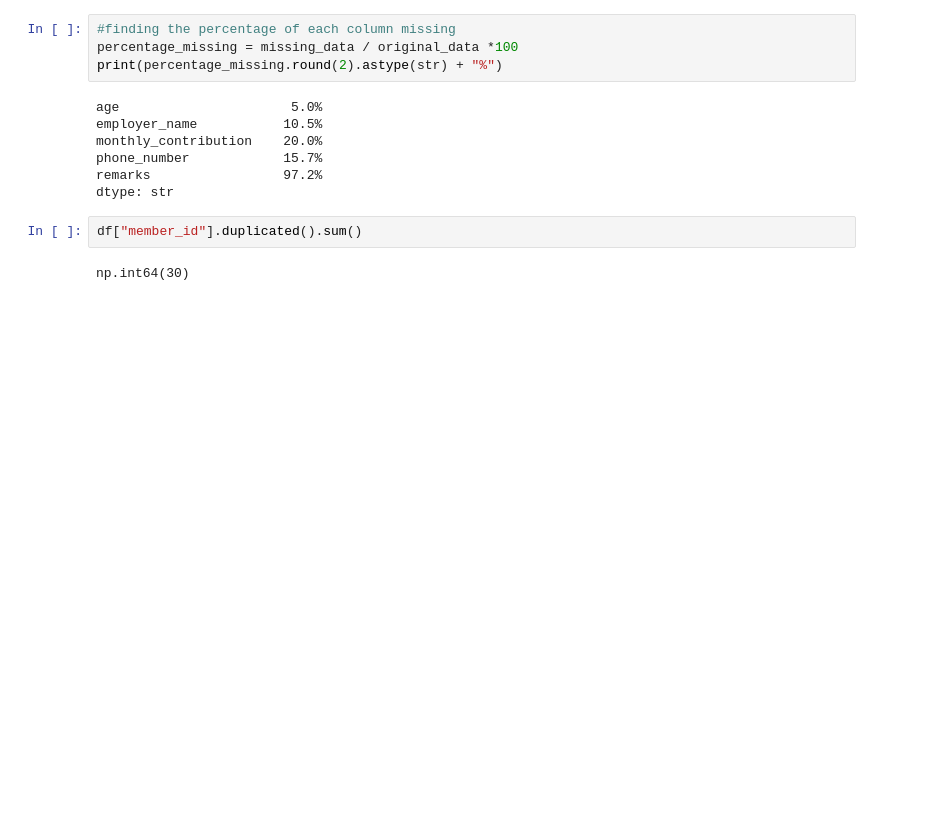
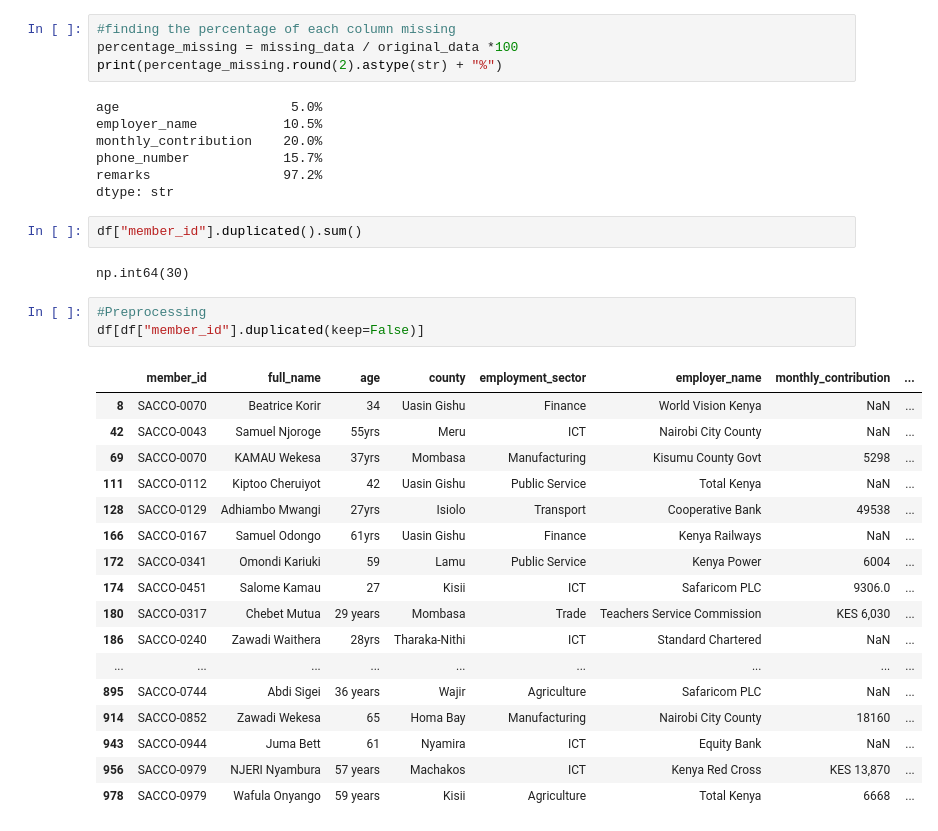
Before and after one commit to kifaru88/data-viz, a Jupyter notebook: Exercises/02_Data_preprocessing/02_Sacco_Data_wrangling/Kenya_sacco_dataset.ipynb, the cells around one changed output. Drawn from its saved outputs; the diff is of its cells as text; blank space fills up the shorter version.

```diff
--- a/Exercises/02_Data_preprocessing/02_Sacco_Data_wrangling/Kenya_sacco_dataset.ipynb
+++ b/Exercises/02_Data_preprocessing/02_Sacco_Data_wrangling/Kenya_sacco_dataset.ipynb
@@ -107,3 +107,24 @@ dtype: str
 df["member_id"].duplicated().sum()
 # %% [output]
 np.int64(30)
+# %%
+#Preprocessing
+df[df["member_id"].duplicated(keep=False)]
+# %% [output]
+|  | member_id | full_name | age | county | employment_sector | employer_name | monthly_contribution | ... |
+| 8 | SACCO-0070 | Beatrice Korir | 34 | Uasin Gishu | Finance | World Vision Kenya | NaN | ... |
+| 42 | SACCO-0043 | Samuel Njoroge | 55yrs | Meru | ICT | Nairobi City County | NaN | ... |
+| 69 | SACCO-0070 | KAMAU Wekesa | 37yrs | Mombasa | Manufacturing | Kisumu County Govt | 5298 | ... |
+| 111 | SACCO-0112 | Kiptoo Cheruiyot | 42 | Uasin Gishu | Public Service | Total Kenya | NaN | ... |
+| 128 | SACCO-0129 | Adhiambo Mwangi | 27yrs | Isiolo | Transport | Cooperative Bank | 49538 | ... |
+| 166 | SACCO-0167 | Samuel Odongo | 61yrs | Uasin Gishu | Finance | Kenya Railways | NaN | ... |
+| 172 | SACCO-0341 | Omondi Kariuki | 59 | Lamu | Public Service | Kenya Power | 6004 | ... |
+| 174 | SACCO-0451 | Salome Kamau | 27 | Kisii | ICT | Safaricom PLC | 9306.0 | ... |
+| 180 | SACCO-0317 | Chebet Mutua | 29 years | Mombasa | Trade | Teachers Service Commission | KES 6,030 | ... |
+| 186 | SACCO-0240 | Zawadi Waithera | 28yrs | Tharaka-Nithi | ICT | Standard Chartered | NaN | ... |
+| ... | ... | ... | ... | ... | ... | ... | ... | ... |
+| 895 | SACCO-0744 | Abdi Sigei | 36 years | Wajir | Agriculture | Safaricom PLC | NaN | ... |
+| 914 | SACCO-0852 | Zawadi Wekesa | 65 | Homa Bay | Manufacturing | Nairobi City County | 18160 | ... |
+| 943 | SACCO-0944 | Juma Bett | 61 | Nyamira | ICT | Equity Bank | NaN | ... |
+| 956 | SACCO-0979 | NJERI Nyambura | 57 years | Machakos | ICT | Kenya Red Cross | KES 13,870 | ... |
+| 978 | SACCO-0979 | Wafula Onyango | 59 years | Kisii | Agriculture | Total Kenya | 6668 | ... |
```
Also changed, not shown: parts of 11 cells of this notebook.
